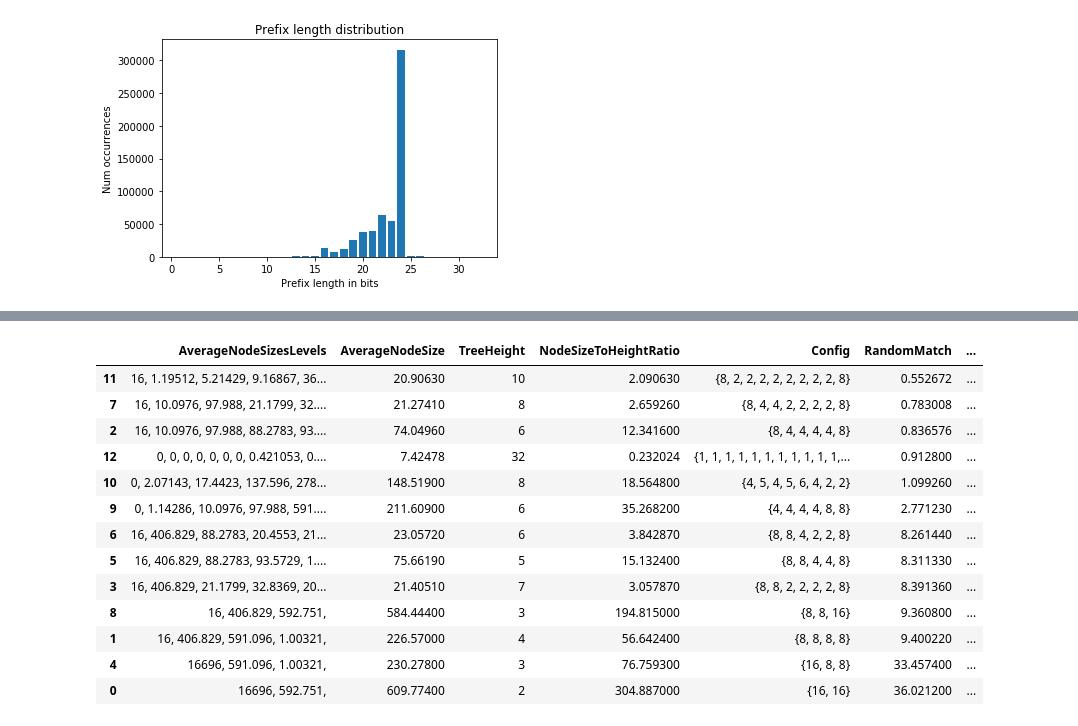
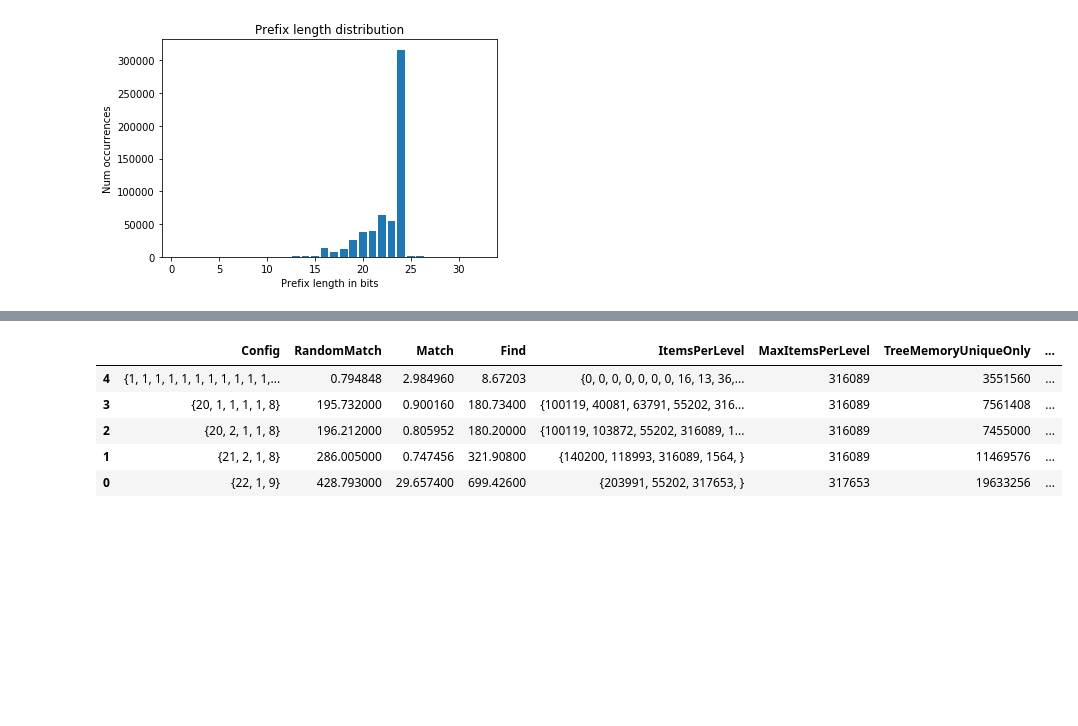
Before and after one commit to matrackif/TrieStrides, a Jupyter notebook: flavors_data_analysis.ipynb, the cells around one changed output, grey strips where cells are left out. Saved outputs shown, nothing was run; the diff lists cells and outputs as text; code cells hidden in the pictures; blank space fills up the shorter version.

```diff
--- a/flavors_data_analysis.ipynb
+++ b/flavors_data_analysis.ipynb
@@ -88,18 +124,10 @@ results_equal_dist = append_stats_to_df(results_equal_dist)
 # %%
-results_wolant = results_wolant.sort_values('RandomMatch')
-results_wolant[['AverageNodeSizesLevels', 'AverageNodeSize', 'TreeHeight', 'NodeSizeToHeightRatio', 'Config', 'RandomMatch', 'Match', 'Find', 'TotalEmptyPointerPercentage', 'TreeMemoryUniqueOnly', 'Percent', 'PercentEmptyPointerLevels', 'Build', 'TreeLevels', 'EmptyPointerLevels']]
+results_equal_dist = results_equal_dist.sort_values('RandomMatch')
+results_equal_dist[['Config', 'RandomMatch', 'Match', 'Find', 'ItemsPerLevel', 'MaxItemsPerLevel', 'TreeMemoryUniqueOnly', 'Percent', 'PercentEmptyPointerLevels', 'Build', 'TreeLevels', 'EmptyPointerLevels']]
 # %% [output]
-|  | AverageNodeSizesLevels | AverageNodeSize | TreeHeight | NodeSizeToHeightRatio | Config | RandomMatch | ... |
-| 11 | 16, 1.19512, 5.21429, 9.16867, 36... | 20.90630 | 10 | 2.090630 | {8, 2, 2, 2, 2, 2, 2, 2, 2, 8} | 0.552672 | ... |
-| 7 | 16, 10.0976, 97.988, 21.1799, 32.... | 21.27410 | 8 | 2.659260 | {8, 4, 4, 2, 2, 2, 2, 8} | 0.783008 | ... |
-| 2 | 16, 10.0976, 97.988, 88.2783, 93.... | 74.04960 | 6 | 12.341600 | {8, 4, 4, 4, 4, 8} | 0.836576 | ... |
-| 12 | 0, 0, 0, 0, 0, 0, 0, 0.421053, 0.... | 7.42478 | 32 | 0.232024 | {1, 1, 1, 1, 1, 1, 1, 1, 1, 1, 1,... | 0.912800 | ... |
-| 10 | 0, 2.07143, 17.4423, 137.596, 278... | 148.51900 | 8 | 18.564800 | {4, 5, 4, 5, 6, 4, 2, 2} | 1.099260 | ... |
-| 9 | 0, 1.14286, 10.0976, 97.988, 591.... | 211.60900 | 6 | 35.268200 | {4, 4, 4, 4, 8, 8} | 2.771230 | ... |
-| 6 | 16, 406.829, 88.2783, 20.4553, 21... | 23.05720 | 6 | 3.842870 | {8, 8, 4, 2, 2, 8} | 8.261440 | ... |
-| 5 | 16, 406.829, 88.2783, 93.5729, 1.... | 75.66190 | 5 | 15.132400 | {8, 8, 4, 4, 8} | 8.311330 | ... |
-| 3 | 16, 406.829, 21.1799, 32.8369, 20... | 21.40510 | 7 | 3.057870 | {8, 8, 2, 2, 2, 2, 8} | 8.391360 | ... |
-| 8 | 16, 406.829, 592.751, | 584.44400 | 3 | 194.815000 | {8, 8, 16} | 9.360800 | ... |
-| 1 | 16, 406.829, 591.096, 1.00321, | 226.57000 | 4 | 56.642400 | {8, 8, 8, 8} | 9.400220 | ... |
-| 4 | 16696, 591.096, 1.00321, | 230.27800 | 3 | 76.759300 | {16, 8, 8} | 33.457400 | ... |
-| 0 | 16696, 592.751, | 609.77400 | 2 | 304.887000 | {16, 16} | 36.021200 | ... |
+|  | Config | RandomMatch | Match | Find | ItemsPerLevel | MaxItemsPerLevel | TreeMemoryUniqueOnly | ... |
+| 4 | {1, 1, 1, 1, 1, 1, 1, 1, 1, 1, 1,... | 0.794848 | 2.984960 | 8.67203 | {0, 0, 0, 0, 0, 0, 0, 16, 13, 36,... | 316089 | 3551560 | ... |
+| 3 | {20, 1, 1, 1, 1, 8} | 195.732000 | 0.900160 | 180.73400 | {100119, 40081, 63791, 55202, 316... | 316089 | 7561408 | ... |
+| 2 | {20, 2, 1, 1, 8} | 196.212000 | 0.805952 | 180.20000 | {100119, 103872, 55202, 316089, 1... | 316089 | 7455000 | ... |
+| 1 | {21, 2, 1, 8} | 286.005000 | 0.747456 | 321.90800 | {140200, 118993, 316089, 1564, } | 316089 | 11469576 | ... |
+| 0 | {22, 1, 9} | 428.793000 | 29.657400 | 699.42600 | {203991, 55202, 317653, } | 317653 | 19633256 | ... |
```
Also changed, not shown: parts of 6 cells of this notebook, 4 other files.
